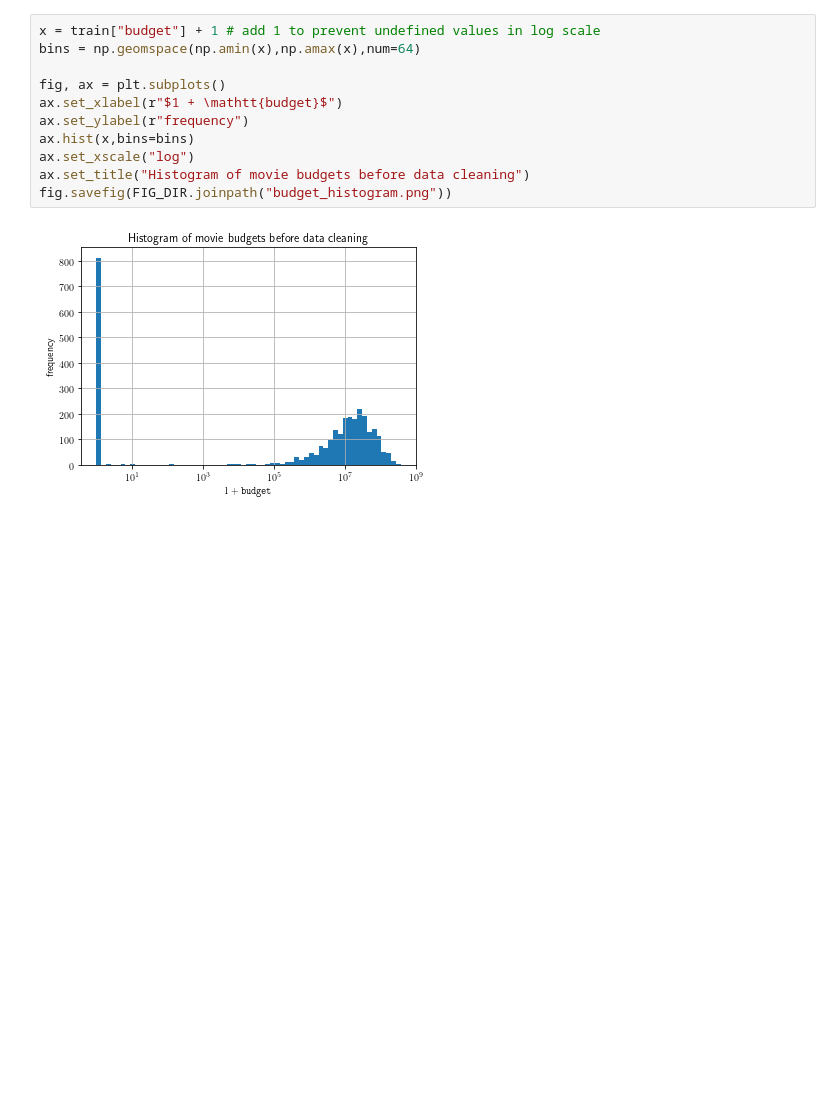
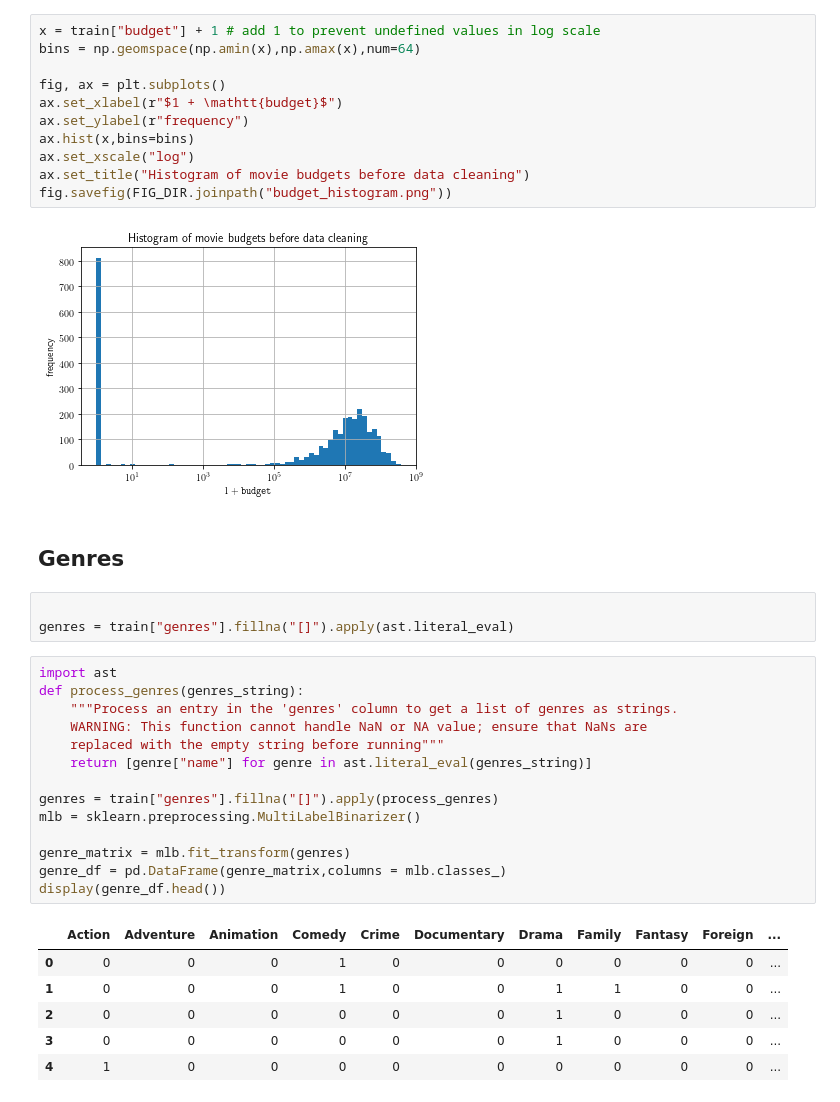
Before and after one commit to qiaozhi9092/tmdb_box_office_prediction, a Jupyter notebook: notebooks/ExploratoryDataAnalysis.ipynb, the cells around one changed output. Cells and saved outputs as stored; diff of their text form; blank space fills up the shorter version.

```diff
--- a/notebooks/ExploratoryDataAnalysis.ipynb
+++ b/notebooks/ExploratoryDataAnalysis.ipynb
@@ -118,3 +120,29 @@ ax.set_title("Histogram of movie budgets before data cleaning")
 fig.savefig(FIG_DIR.joinpath("budget_histogram.png"))
 # %% [output]
 [figure]
+# %% [markdown]
+## Genres
+# %%
+
+genres = train["genres"].fillna("[]").apply(ast.literal_eval)
+# %%
+import ast
+def process_genres(genres_string):
+    """Process an entry in the 'genres' column to get a list of genres as strings.
+    WARNING: This function cannot handle NaN or NA value; ensure that NaNs are
+    replaced with the empty string before running"""
+    return [genre["name"] for genre in ast.literal_eval(genres_string)]
+
+genres = train["genres"].fillna("[]").apply(process_genres)
+mlb = sklearn.preprocessing.MultiLabelBinarizer()
+
+genre_matrix = mlb.fit_transform(genres)
+genre_df = pd.DataFrame(genre_matrix,columns = mlb.classes_)
+display(genre_df.head())
+# %% [output]
+|  | Action | Adventure | Animation | Comedy | Crime | Documentary | Drama | Family | Fantasy | Foreign | ... |
+| 0 | 0 | 0 | 0 | 1 | 0 | 0 | 0 | 0 | 0 | 0 | ... |
+| 1 | 0 | 0 | 0 | 1 | 0 | 0 | 1 | 1 | 0 | 0 | ... |
+| 2 | 0 | 0 | 0 | 0 | 0 | 0 | 1 | 0 | 0 | 0 | ... |
+| 3 | 0 | 0 | 0 | 0 | 0 | 0 | 1 | 0 | 0 | 0 | ... |
+| 4 | 1 | 0 | 0 | 0 | 0 | 0 | 0 | 0 | 0 | 0 | ... |
```
Also changed, not shown: parts of 3 cells of this notebook, 1 other file.
